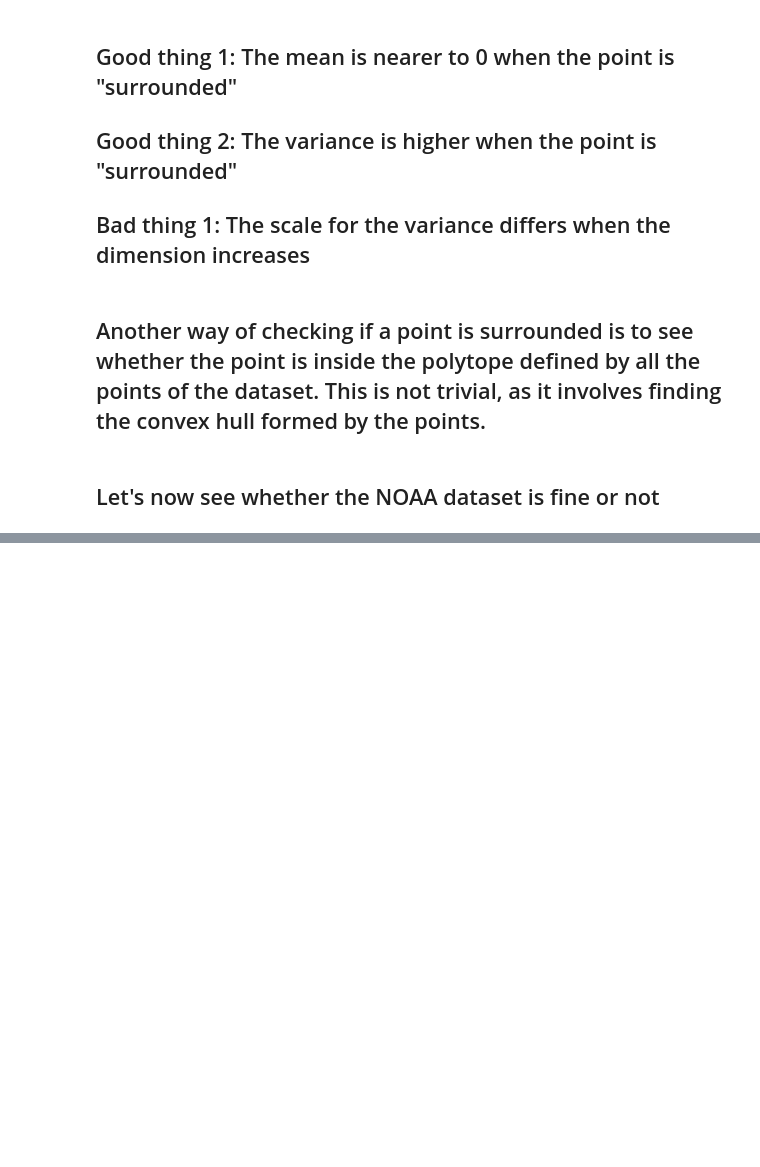
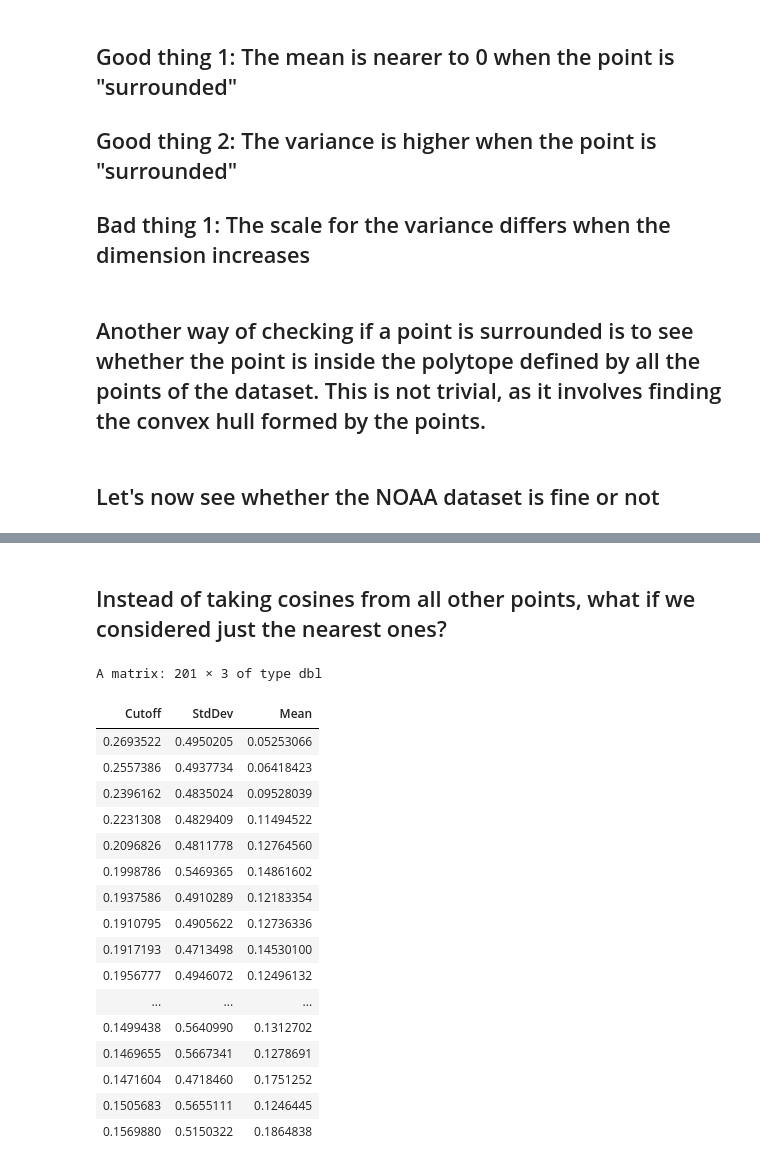
Before and after one commit to Fernando1729/datasci_proj, a Jupyter notebook: analysis_of_dwnn.ipynb, the cells around one changed output, grey strips where cells are left out. Cells and saved outputs as stored; diff of their text form; code cells hidden in the pictures; blank space fills up the shorter version.

Commit message:
Finish playing with cosines

```diff
--- a/analysis_of_dwnn.ipynb
+++ b/analysis_of_dwnn.ipynb
@@ -135,7 +135,7 @@ cosine = function(v1, v2){
 
     return(
         apply(v1, 1, function(v1row){
-            aux = v1row %*% t(v2)
+            aux = t(v1row) %*% t(v2)
             return( as.numeric(aux / (norm2(v1row) * v2norms)) )
         })
     )
@@ -301,7 +283,7 @@ deterministic = rowSums(res$imf[,4:res$nimf]) + res$residue
 emb = embedd(deterministic, m=7, d=74)
 # %%
 # We will check from here
-begin = floor(0.95*nrow(emb))
+begin = nrow(emb) - 200
 
 # We don't have enough memory, so we define another function to get cosines
 cosine2 = function(diff){
@@ -327,12 +309,12 @@ for(i in begin:nrow(emb)){
     query = emb[i,1:(ncol(emb)-1)]
     diff = query - emb[1:(i-1),1:(ncol(emb)-1)]
     cos = cosine2(diff)
-    v = var(cos)
+    s = sd(cos)
     m = mean(cos)
-    message(paste(paste("var = ", v, "    mean = ", m)))
-    df = rbind(df, c(v, m))
+#   message(paste(paste("sd = ", s, "    mean = ", m)))
+    df = rbind(df, c(s, m))
 }
 
-colnames(df) = c("Var", "Mean")
+colnames(df) = c("StdDev", "Mean")
 df
 # %% [output]
@@ -361,0 +349,59 @@ print(nrow(emb))
+# %% [markdown]
+## Instead of taking cosines from all other points, what if we considered just the nearest ones?
+# %%
+df = NULL
+
+sigma = 4.763158 # Sigma we used in class
+
+for(i in begin:nrow(emb)){
+    query = emb[i,1:(ncol(emb)-1)]
+    trainSet = emb[1:(i-1),]
+
+    # Get the activations (the same used in dwnn)
+    dists = apply(trainSet, 1, function(row){
+        sqrt(sum(row[1:(length(row)-1)] - query)**2)
+    })
+    activations = exp(-dists**2 / (2*sigma**2))
+
+    # Normalize activations
+    activations = activations / sum(activations)
+
+    idx = sort.list(activations, decreasing=TRUE)
+    activations = activations[idx]
+    trainSet = trainSet[idx,]
+
+    # We want to get the points that make their cumulative activations > 90%
+    acc = cumsum(activations)
+    id = which(acc > 0.9)[1]
+
+    trainSet = trainSet[1:id,]
+
+    diff = query - trainSet[,1:(ncol(trainSet)-1)]
+    cos = cosine(diff, diff)
+    s = sd(cos)
+    m = mean(cos)
+    #message(paste(paste("cutoff = ", id / (i-1), "    sd = ", s, "    mean = ", m)))
+    df = rbind(df, c(id / (i-1), s, m))
+}
+
+colnames(df) = c("Cutoff", "StdDev", "Mean")
+df
+# %% [output]
+A matrix: 201 × 3 of type dbl
+| Cutoff | StdDev | Mean |
+| 0.2693522 | 0.4950205 | 0.05253066 |
+| 0.2557386 | 0.4937734 | 0.06418423 |
+| 0.2396162 | 0.4835024 | 0.09528039 |
+| 0.2231308 | 0.4829409 | 0.11494522 |
+| 0.2096826 | 0.4811778 | 0.12764560 |
+| 0.1998786 | 0.5469365 | 0.14861602 |
+| 0.1937586 | 0.4910289 | 0.12183354 |
+| 0.1910795 | 0.4905622 | 0.12736336 |
+| 0.1917193 | 0.4713498 | 0.14530100 |
+| 0.1956777 | 0.4946072 | 0.12496132 |
+| ... | ... | ... |
+| 0.1499438 | 0.5640990 | 0.1312702 |
+| 0.1469655 | 0.5667341 | 0.1278691 |
+| 0.1471604 | 0.4718460 | 0.1751252 |
+| 0.1505683 | 0.5655111 | 0.1246445 |
+| 0.1569880 | 0.5150322 | 0.1864838 |
```
Also changed, not shown: parts of 5 cells of this notebook.
